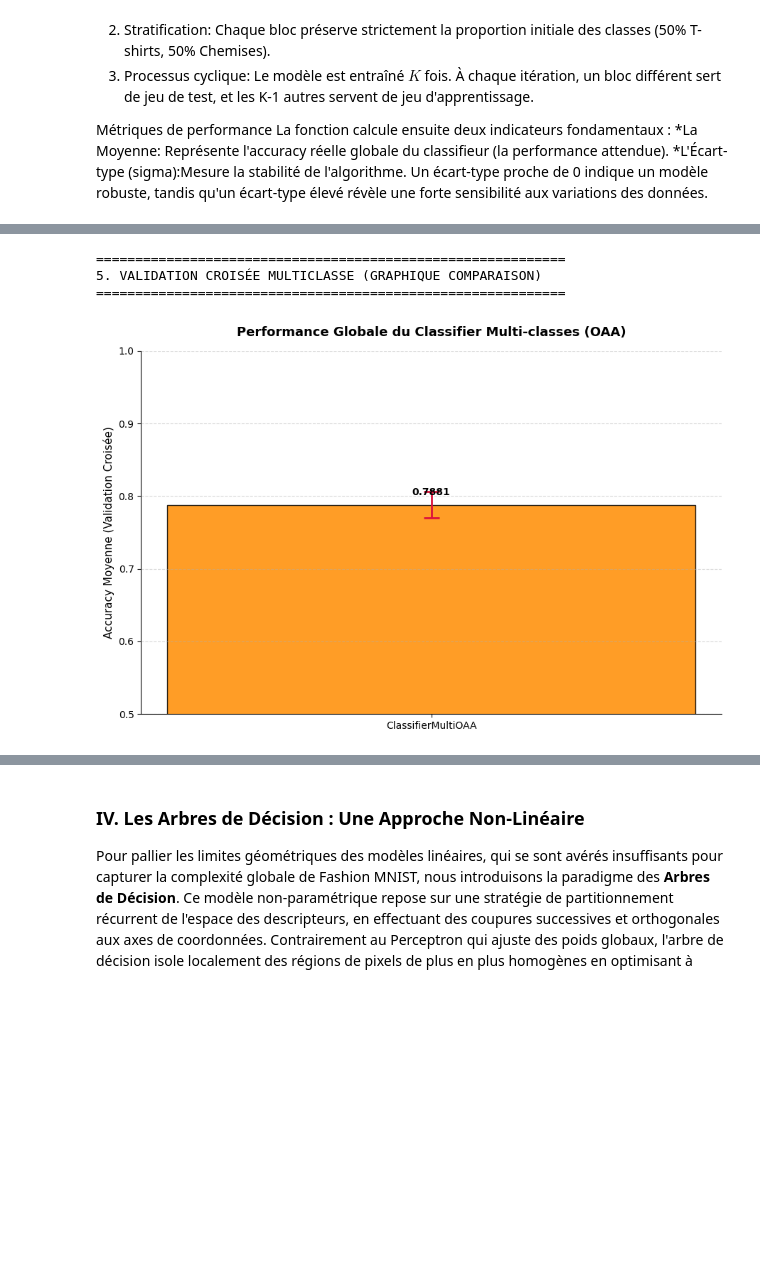
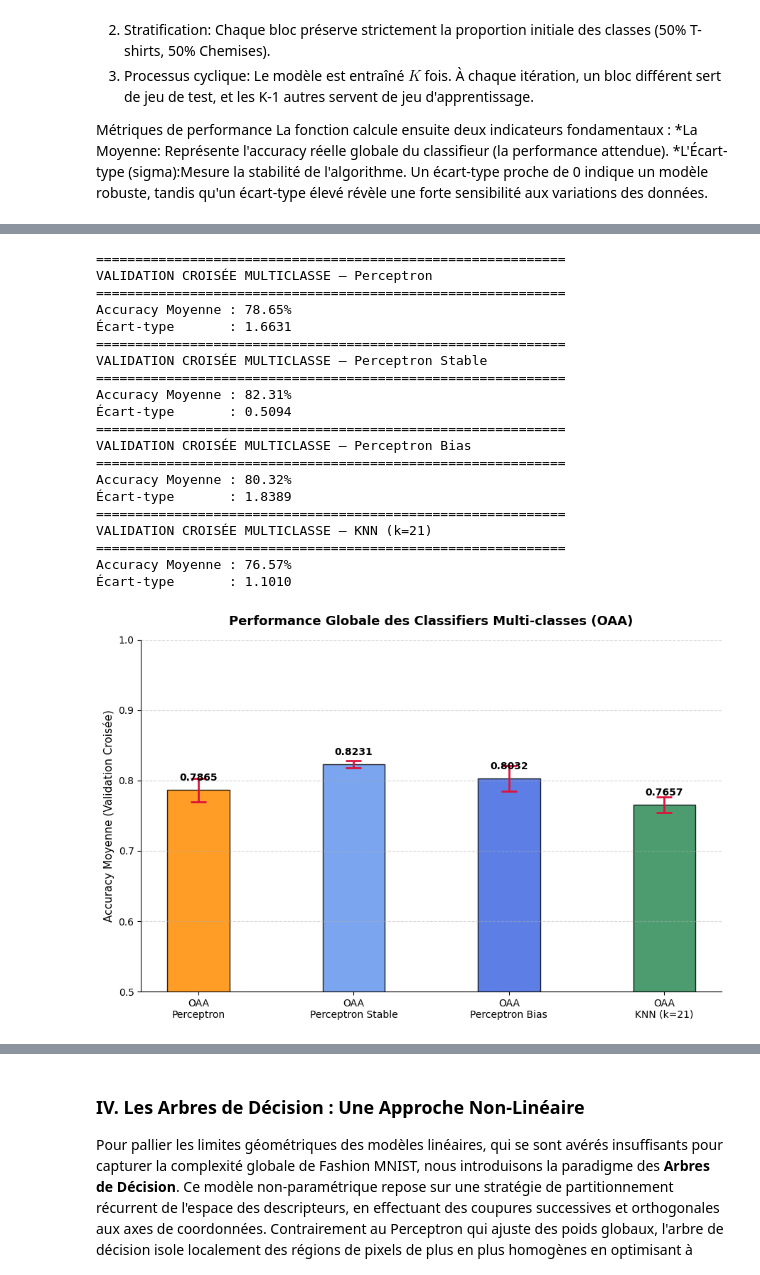
Before and after one commit to Aooooult/fashion-mnist-project, a Jupyter notebook: Projet/projet-GURENKO_NOEL.ipynb, the cells around one changed output, grey strips where cells are left out. Saved outputs shown, nothing was run; the diff lists cells and outputs as text; code cells hidden in the pictures; blank space fills up the shorter version.

```diff
--- a/Projet/projet-GURENKO_NOEL.ipynb
+++ b/Projet/projet-GURENKO_NOEL.ipynb
@@ -405,18 +400,15 @@ perseptron_stable._rng = np.random.default_rng(seed=42)
 train_acc = []
 test_acc = []
 
-Y_test_raw_bin = np.where(Y_test_raw == 0, -1, 1)
-Y_train_raw_bin = np.where(Y_train_raw == 0, -1, 1)
+Y_train_bin = np.where(Y_train_pixels == 0, -1, 1)
+Y_test_bin  = np.where(Y_test_pixels  == 0, -1, 1)
 
 N = 100
-for i in range(0, N):
-    perseptron_stable.train(X_train_pixels, Y_train_raw_bin, nb_max=1, stabilised=True)
+for i in range(N):
+    perseptron.train_step(X_train_pixels, Y_train_bin)
 
-    acc_tr = perseptron_stable.accuracy(X_train_pixels, Y_train_raw_bin)
-    acc_te = perseptron_stable.accuracy(X_test_pixels, Y_test_raw_bin)
-
-    train_acc.append(acc_tr)
-    test_acc.append(acc_te)
+    train_acc.append(perseptron.accuracy(X_train_pixels, Y_train_bin))
+    test_acc.append(perseptron.accuracy(X_test_pixels,   Y_test_bin))
 
 plt.figure(figsize=(9, 6))
 plt.title(f"Variation d'accuracy de {perseptron_stable} (Mode Pocket)")
@@ -1076,31 +949,61 @@ L'analyse de la matrice de confusion $10 \times 10$ par validation croisée perm
 # %%
-# TROISIEME ETAPE: Classifier multiclasse - évaluation via validation croisée (Graphique)
+# TROISIEME ETAPE: Classifier multiclasse - validation croisée comparaison tous classifiers
 np.random.seed(42)
 
 X_train_hom, Y_train_hom = ut.echantillonnage_homogene(X_train_raw, Y_train_raw, 0.4)
-DS_eval = (X_train_hom, Y_train_hom)
+X_train_knn, Y_train_knn = ut.echantillonnage_homogene(X_train_raw, Y_train_raw, 0.05)
+
+DS_eval     = (X_train_hom, Y_train_hom)
+DS_eval_knn = (X_train_knn, Y_train_knn)
+
 v_dimension = X_train_hom.shape[1]
 
-base_perceptron = cl.ClassifierPerceptronBias(v_dimension, learning_rate=0.01, init=True)
-multi_clf = cl.ClassifierMultiOAA(v_dimension, base_perceptron)
+base_classifiers = {
+    "Perceptron":        (cl.ClassifierPerceptron(v_dimension, learning_rate=0.01, init=True),       DS_eval),
+    "Perceptron Stable": (cl.ClassifierPerceptronStable(v_dimension, learning_rate=0.01, init=True), DS_eval),
+    "Perceptron Bias":   (cl.ClassifierPerceptronBias(v_dimension, learning_rate=0.01, init=True),   DS_eval),
+    "KNN (k=21)":        (cl.ClassifierKNN(v_dimension, k=21),                                       DS_eval_knn),
+}
 
-print("="*60)
-print("5. VALIDATION CROISÉE MULTICLASSE (GRAPHIQUE COMPARAISON)")
-print("="*60)
+noms         = []
+moyennes     = []
+ecarts_types = []
 
-_, moy_multi, std_multi = ev.validation_croisee(multi_clf, DS_eval, nb_iter=4, stratified=True)
+for name, (base_clf, DS) in base_classifiers.items():
+    print("="*60)
+    print(f"VALIDATION CROISÉE MULTICLASSE — {name}")
+    print("="*60)
+    multi_clf = cl.ClassifierMultiOAA(v_dimension, base_clf)
+    _, moy, std = ev.validation_croisee(multi_clf, DS, nb_iter=4, stratified=True)
 
-noms_multi = ['ClassifierMultiOAA']
-moyennes_multi = [moy_multi]
-ecarts_types_multi = [std_multi]
+    noms.append(f"OAA\n{name}")
+    moyennes.append(moy)
+    ecarts_types.append(std)
 
-vis.plot_comparaison_classifiers(noms_multi, moyennes_multi, ecarts_types_multi,
-                                 title="Performance Globale du Classifier Multi-classes (OAA)")
+    print(f"Accuracy Moyenne : {moy * 100:.2f}%")
+    print(f"Écart-type       : {std * 100:.4f}")
 
-print(f"Accuracy Moyenne : {moy_multi * 100:.2f}%")
-print(f"Écart-type       : {std_multi * 100:.4f}")
+vis.plot_comparaison_classifiers(noms, moyennes, ecarts_types,
+                                 title="Performance Globale des Classifiers Multi-classes (OAA)")
 # %% [output]
 ============================================================
-5. VALIDATION CROISÉE MULTICLASSE (GRAPHIQUE COMPARAISON)
+VALIDATION CROISÉE MULTICLASSE — Perceptron
 ============================================================
+Accuracy Moyenne : 78.65%
+Écart-type       : 1.6631
+============================================================
+VALIDATION CROISÉE MULTICLASSE — Perceptron Stable
+============================================================
+Accuracy Moyenne : 82.31%
+Écart-type       : 0.5094
+============================================================
+VALIDATION CROISÉE MULTICLASSE — Perceptron Bias
+============================================================
+Accuracy Moyenne : 80.32%
+Écart-type       : 1.8389
+============================================================
+VALIDATION CROISÉE MULTICLASSE — KNN (k=21)
+============================================================
+Accuracy Moyenne : 76.57%
+Écart-type       : 1.1010
-[figure, old version]
+[figure, new version]
```
Also changed, not shown: parts of 26 cells of this notebook, 3 other files.
